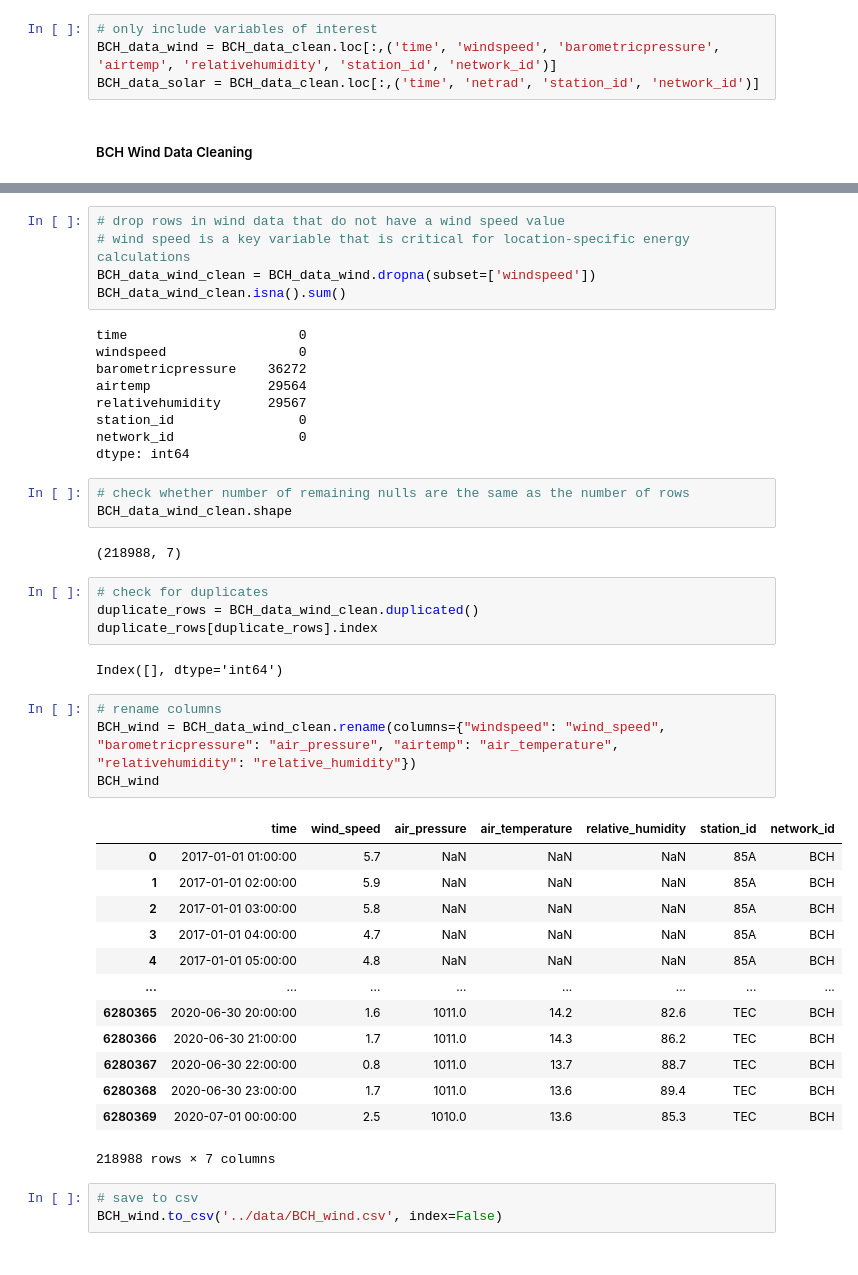
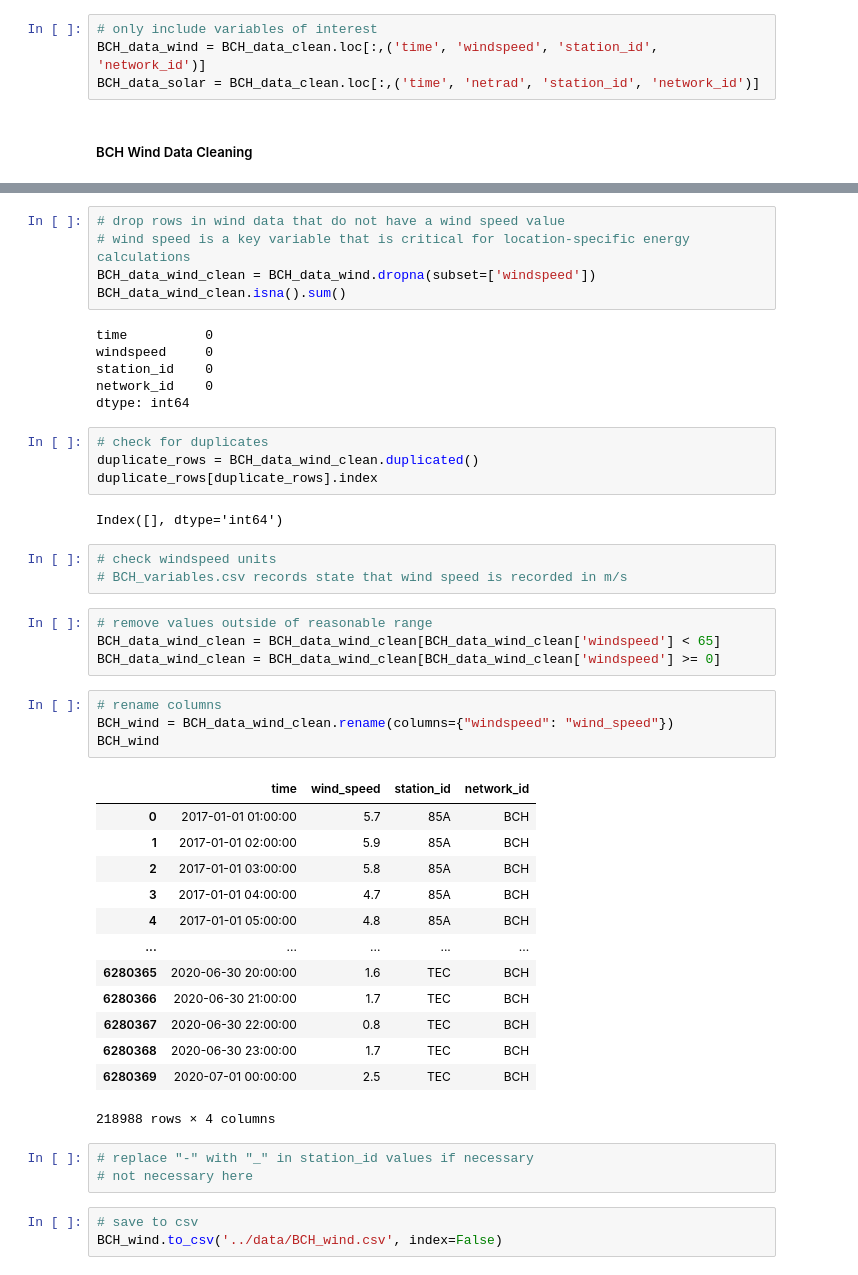
Before and after one commit to madiwiebe/LHL_Capstone_Project, a Jupyter notebook: notebooks/cleaning_raw_files.ipynb, the cells around one changed output, grey strips where cells are left out. Saved outputs shown, nothing was run; the diff lists cells and outputs as text.

```diff
--- a/notebooks/cleaning_data.ipynb
+++ b/notebooks/cleaning_raw_files.ipynb
@@ -52,7 +62,7 @@ functions.list_columns(BCH_data_clean)
  'netrad']
 # %%
 # only include variables of interest
-BCH_data_wind = BCH_data_clean.loc[:,('time', 'windspeed', 'barometricpressure', 'airtemp', 'relativehumidity', 'station_id', 'network_id')]
+BCH_data_wind = BCH_data_clean.loc[:,('time', 'windspeed', 'station_id', 'network_id')]
 BCH_data_solar = BCH_data_clean.loc[:,('time', 'netrad', 'station_id', 'network_id')]
 # %% [markdown]
 ##### BCH Wind Data Cleaning
@@ -74,43 +81,45 @@ dtype: int64
 BCH_data_wind_clean = BCH_data_wind.dropna(subset=['windspeed'])
 BCH_data_wind_clean.isna().sum()
 # %% [output]
-time                      0
-windspeed                 0
-barometricpressure    36272
-airtemp               29564
-relativehumidity      29567
-station_id                0
-network_id                0
+time          0
+windspeed     0
+station_id    0
+network_id    0
 dtype: int64
-# %%
-# check whether number of remaining nulls are the same as the number of rows
-BCH_data_wind_clean.shape
-# %% [output]
-(218988, 7)
 # %%
 # check for duplicates
 duplicate_rows = BCH_data_wind_clean.duplicated()
 duplicate_rows[duplicate_rows].index
 # %% [output]
 Index([], dtype='int64')
+# %%
+# check windspeed units
+# BCH_variables.csv records state that wind speed is recorded in m/s
+# %%
+# remove values outside of reasonable range
+BCH_data_wind_clean = BCH_data_wind_clean[BCH_data_wind_clean['windspeed'] < 65]
+BCH_data_wind_clean = BCH_data_wind_clean[BCH_data_wind_clean['windspeed'] >= 0]
 # %%
 # rename columns
-BCH_wind = BCH_data_wind_clean.rename(columns={"windspeed": "wind_speed", "barometricpressure": "air_pressure", "airtemp": "air_temperature", "relativehumidity": "relative_humidity"})
+BCH_wind = BCH_data_wind_clean.rename(columns={"windspeed": "wind_speed"})
 BCH_wind
 # %% [output]
-|  | time | wind_speed | air_pressure | air_temperature | relative_humidity | station_id | network_id |
-| 0 | 2017-01-01 01:00:00 | 5.7 | NaN | NaN | NaN | 85A | BCH |
-| 1 | 2017-01-01 02:00:00 | 5.9 | NaN | NaN | NaN | 85A | BCH |
-| 2 | 2017-01-01 03:00:00 | 5.8 | NaN | NaN | NaN | 85A | BCH |
-| 3 | 2017-01-01 04:00:00 | 4.7 | NaN | NaN | NaN | 85A | BCH |
-| 4 | 2017-01-01 05:00:00 | 4.8 | NaN | NaN | NaN | 85A | BCH |
-| ... | ... | ... | ... | ... | ... | ... | ... |
-| 6280365 | 2020-06-30 20:00:00 | 1.6 | 1011.0 | 14.2 | 82.6 | TEC | BCH |
-| 6280366 | 2020-06-30 21:00:00 | 1.7 | 1011.0 | 14.3 | 86.2 | TEC | BCH |
-| 6280367 | 2020-06-30 22:00:00 | 0.8 | 1011.0 | 13.7 | 88.7 | TEC | BCH |
-| 6280368 | 2020-06-30 23:00:00 | 1.7 | 1011.0 | 13.6 | 89.4 | TEC | BCH |
-| 6280369 | 2020-07-01 00:00:00 | 2.5 | 1010.0 | 13.6 | 85.3 | TEC | BCH |
+|  | time | wind_speed | station_id | network_id |
+| 0 | 2017-01-01 01:00:00 | 5.7 | 85A | BCH |
+| 1 | 2017-01-01 02:00:00 | 5.9 | 85A | BCH |
+| 2 | 2017-01-01 03:00:00 | 5.8 | 85A | BCH |
+| 3 | 2017-01-01 04:00:00 | 4.7 | 85A | BCH |
+| 4 | 2017-01-01 05:00:00 | 4.8 | 85A | BCH |
+| ... | ... | ... | ... | ... |
+| 6280365 | 2020-06-30 20:00:00 | 1.6 | TEC | BCH |
+| 6280366 | 2020-06-30 21:00:00 | 1.7 | TEC | BCH |
+| 6280367 | 2020-06-30 22:00:00 | 0.8 | TEC | BCH |
+| 6280368 | 2020-06-30 23:00:00 | 1.7 | TEC | BCH |
+| 6280369 | 2020-07-01 00:00:00 | 2.5 | TEC | BCH |
-218988 rows × 7 columns
+218988 rows × 4 columns
+# %%
+# replace "-" with "_" in station_id values if necessary
+# not necessary here
 # %%
 # save to csv
 BCH_wind.to_csv('../data/BCH_wind.csv', index=False)
```
Also changed, not shown: parts of 115 cells of this notebook, 7 other files.
